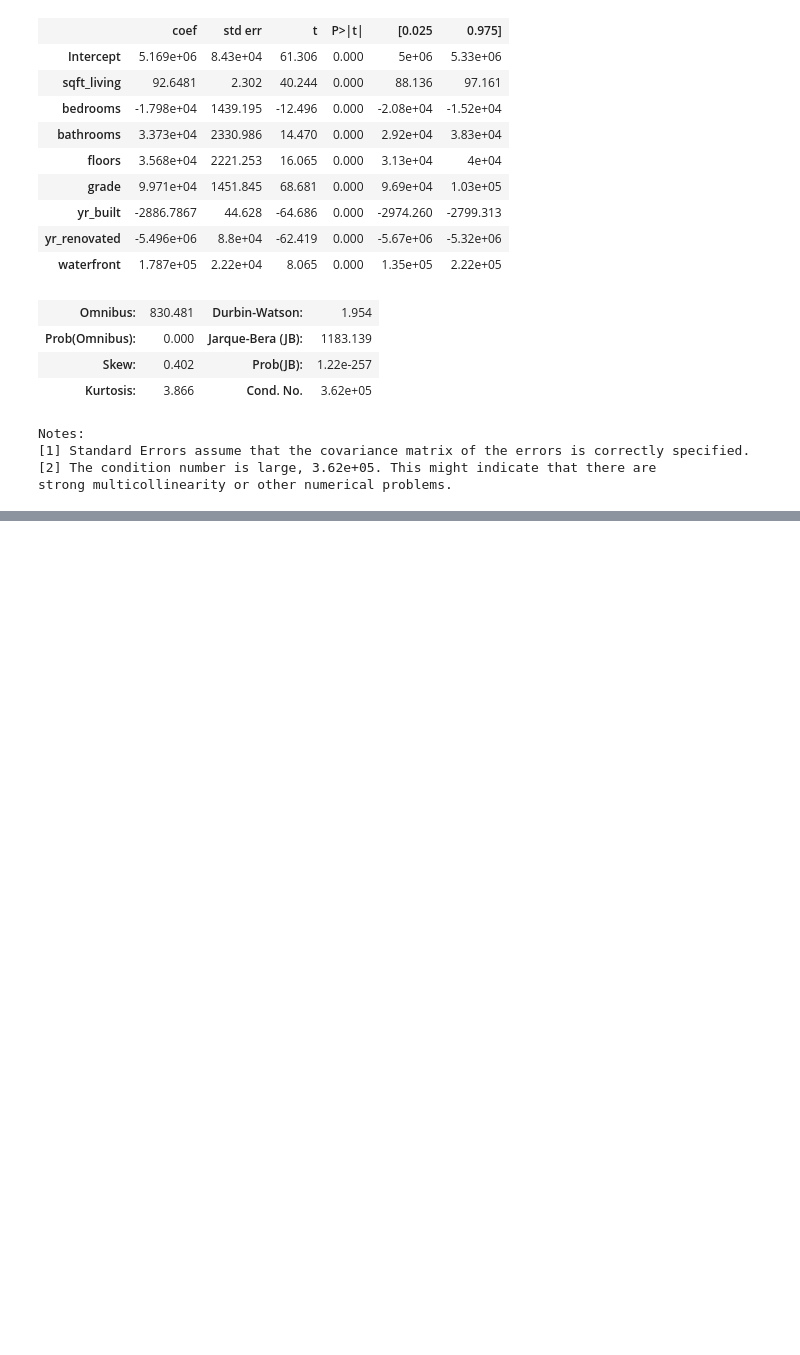
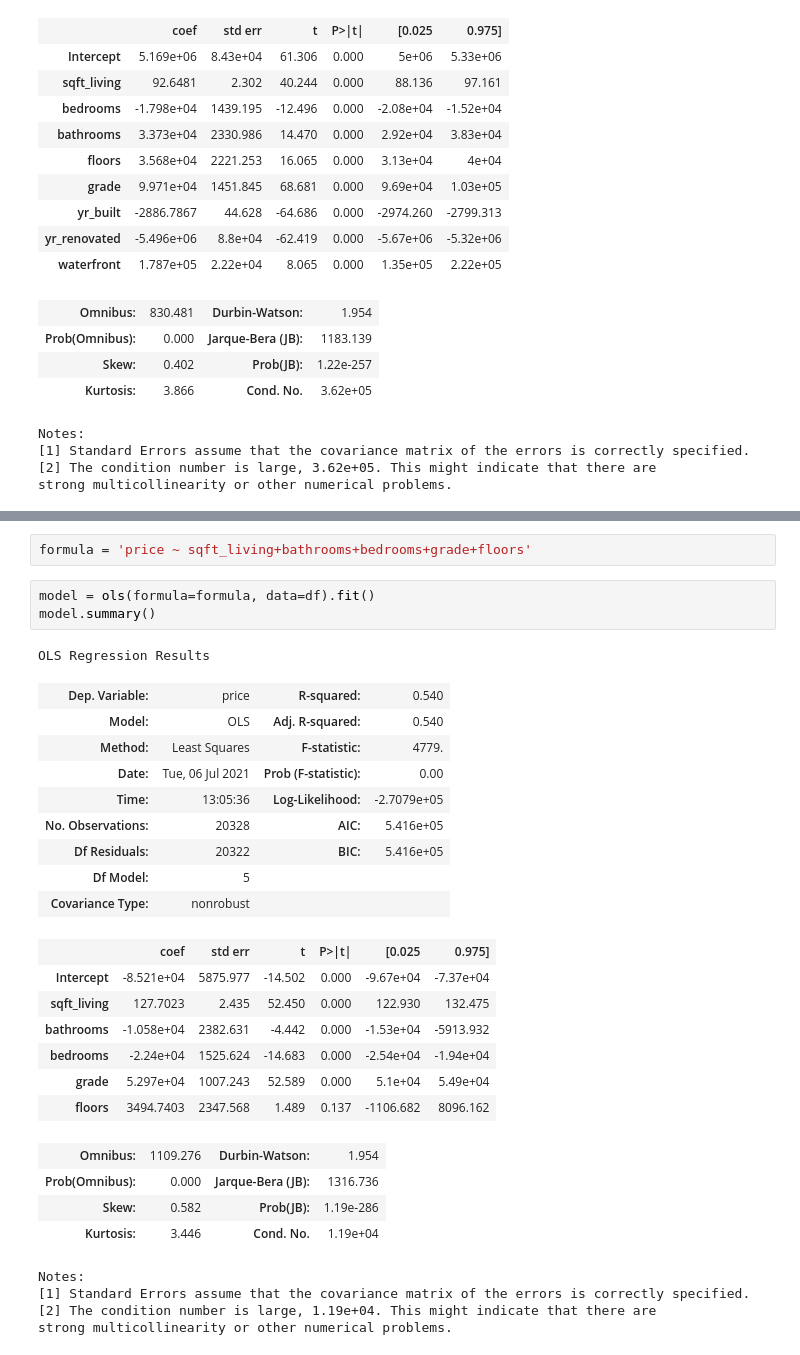
Before and after one commit to justinweible/Housing_Data_Analysis, a Jupyter notebook: data/bed_bath_floor_yr.ipynb, the cells around one changed output, grey strips where cells are left out. Cells and saved outputs as stored; diff of their text form; blank space fills up the shorter version.

```diff
--- a/data/bed_bath_floor_yr.ipynb
+++ b/data/bed_bath_floor_yr.ipynb
@@ -410,0 +455,31 @@ strong multicollinearity or other numerical problems.
+# %%
+formula = 'price ~ sqft_living+bathrooms+bedrooms+grade+floors'
+# %%
+model = ols(formula=formula, data=df).fit()
+model.summary()
+# %% [output]
+OLS Regression Results
+| Dep. Variable: | price | R-squared: | 0.540 |
+| Model: | OLS | Adj. R-squared: | 0.540 |
+| Method: | Least Squares | F-statistic: | 4779. |
+| Date: | Tue, 06 Jul 2021 | Prob (F-statistic): | 0.00 |
+| Time: | 13:05:36 | Log-Likelihood: | -2.7079e+05 |
+| No. Observations: | 20328 | AIC: | 5.416e+05 |
+| Df Residuals: | 20322 | BIC: | 5.416e+05 |
+| Df Model: | 5 |  |  |
+| Covariance Type: | nonrobust |  |  |
+|  | coef | std err | t | P>|t| | [0.025 | 0.975] |
+| Intercept | -8.521e+04 | 5875.977 | -14.502 | 0.000 | -9.67e+04 | -7.37e+04 |
+| sqft_living | 127.7023 | 2.435 | 52.450 | 0.000 | 122.930 | 132.475 |
+| bathrooms | -1.058e+04 | 2382.631 | -4.442 | 0.000 | -1.53e+04 | -5913.932 |
+| bedrooms | -2.24e+04 | 1525.624 | -14.683 | 0.000 | -2.54e+04 | -1.94e+04 |
+| grade | 5.297e+04 | 1007.243 | 52.589 | 0.000 | 5.1e+04 | 5.49e+04 |
+| floors | 3494.7403 | 2347.568 | 1.489 | 0.137 | -1106.682 | 8096.162 |
+| Omnibus: | 1109.276 | Durbin-Watson: | 1.954 |
+| Prob(Omnibus): | 0.000 | Jarque-Bera (JB): | 1316.736 |
+| Skew: | 0.582 | Prob(JB): | 1.19e-286 |
+| Kurtosis: | 3.446 | Cond. No. | 1.19e+04 |
+Notes:
+[1] Standard Errors assume that the covariance matrix of the errors is correctly specified.
+[2] The condition number is large, 1.19e+04. This might indicate that there are
+strong multicollinearity or other numerical problems.
```
Also changed, not shown: parts of 1 cell of this notebook.
